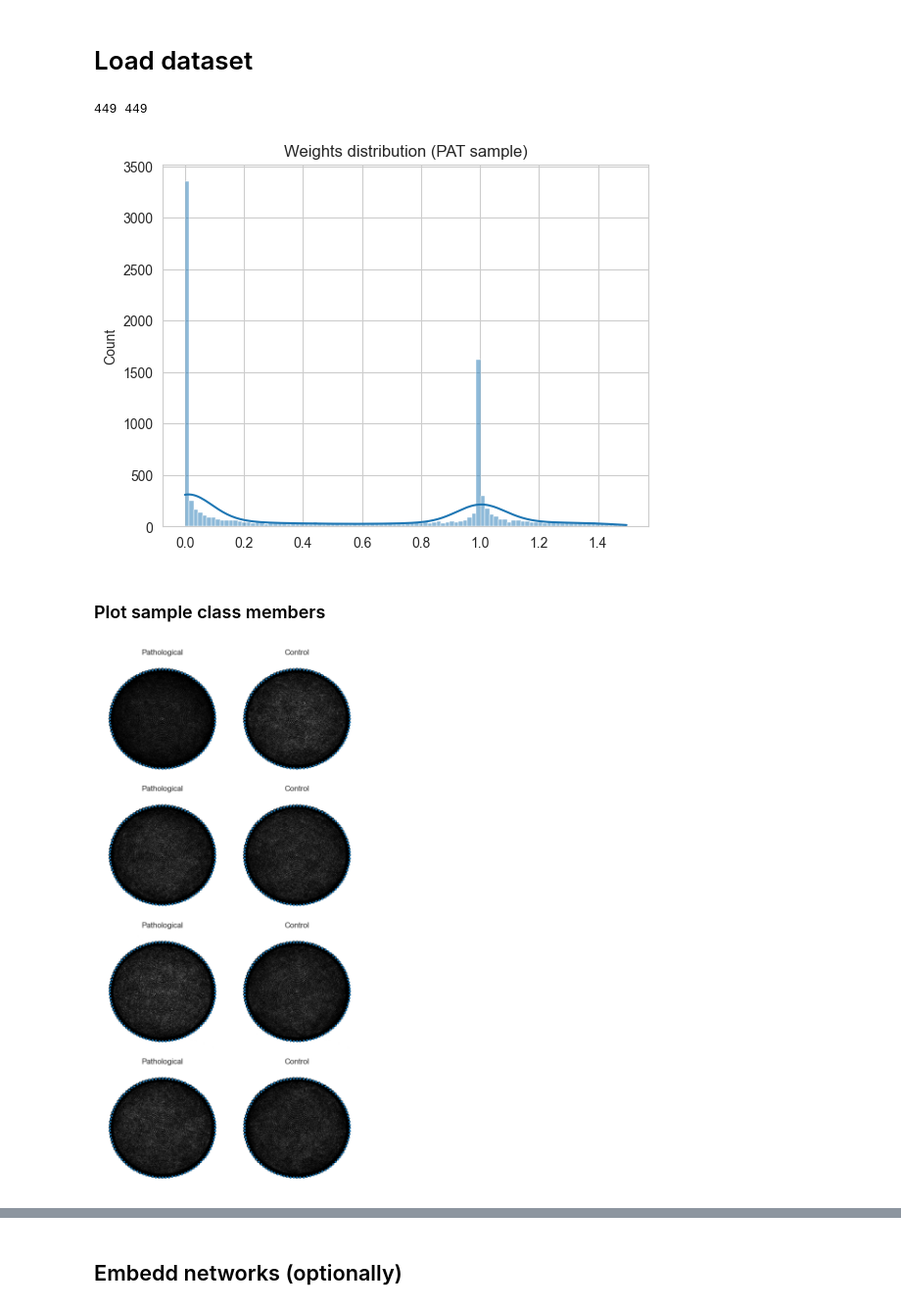
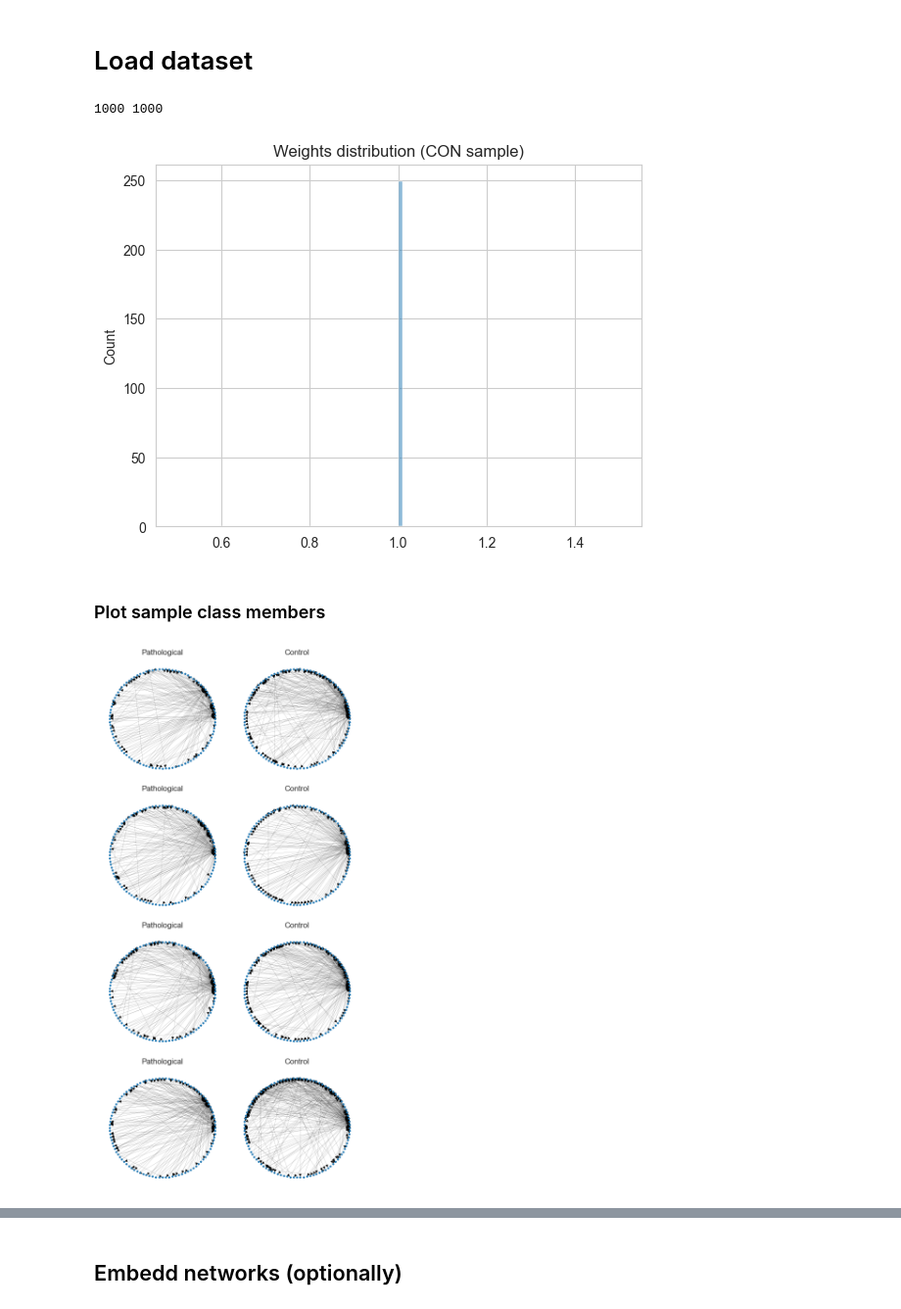
Before and after one commit to Wotaker/masters-thesis, a Jupyter notebook: master_thesis/training/train.ipynb, the cells around one changed output, grey strips where cells are left out. Shown at 98% size. Drawn from its saved outputs; the diff is of its cells as text; code cells hidden in the pictures.

```diff
--- a/master_thesis/training/train.ipynb
+++ b/master_thesis/training/train.ipynb
@@ -4,13 +4,10 @@ from typing import List, Tuple, Optional
 import os
 import logging
 import torch
-import torch.nn as nn
-import torch.nn.functional as F
 import numpy as np
 import networkx as nx
 import matplotlib.pyplot as plt
 from sklearn.model_selection import KFold
-from karateclub.graph_embedding import Graph2Vec
 from tqdm import tqdm
 
 from master_thesis.utils import LOGLEVEL_MAP
@@ -22,8 +19,8 @@ logging.basicConfig(level=LOGLEVEL_MAP["INFO"])
 
 SEED = 42
 K_FOLDS = 10
-# NETWORKS_DIR_PATH = "/Users/wciezobka/sano/projects/masters-thesis/Datasets/Synthetic/ScaleFreeBias/networks"
+NETWORKS_DIR_PATH = "/Users/wciezobka/sano/projects/masters-thesis/Datasets/Synthetic/ScaleFreeBias/networks"
 # NETWORKS_DIR_PATH = "/Users/wciezobka/sano/projects/masters-thesis/Datasets/Synthetic/ScaleFreeEasy/networks"
-NETWORKS_DIR_PATH = "/Users/wciezobka/sano/projects/masters-thesis/Datasets/NeuroFlicksRCC/networks"
+# NETWORKS_DIR_PATH = "/Users/wciezobka/sano/projects/masters-thesis/Datasets/NeuroFlicksRCC/networks"
 # %% [markdown]
 # Load dataset
@@ -32,16 +27,19 @@ X, y = Preprocessing(undirected=False)(*load_np_data(NETWORKS_DIR_PATH, channel=
+# %%
+# X, y = Preprocessing(undirected=False, connection_weight_threshold=0.5)(*load_np_data(NETWORKS_DIR_PATH, channel=0))
+X, y = Preprocessing(undirected=False)(*load_np_data(NETWORKS_DIR_PATH))
 # %%
 print(len(X), len(y))
 # %% [output]
-449 449
+1000 1000
 # %%
 idx = 0
 plot_weight_histogram(X[idx], y[idx])
 # %% [output]
-[figure, old version]
+[figure, new version]
 # %% [markdown]
 ### Plot sample class members
 # %%
 # Plot sample networks
-plot_sample_networks(X, y, rows=4)
+plot_sample_networks(X, y, rows=4, save_path="synthetic_sample.png")
 # %% [output]
-[figure, old version]
+[figure, new version]
```
Also changed, not shown: parts of 4 cells of this notebook, 1 other file.
